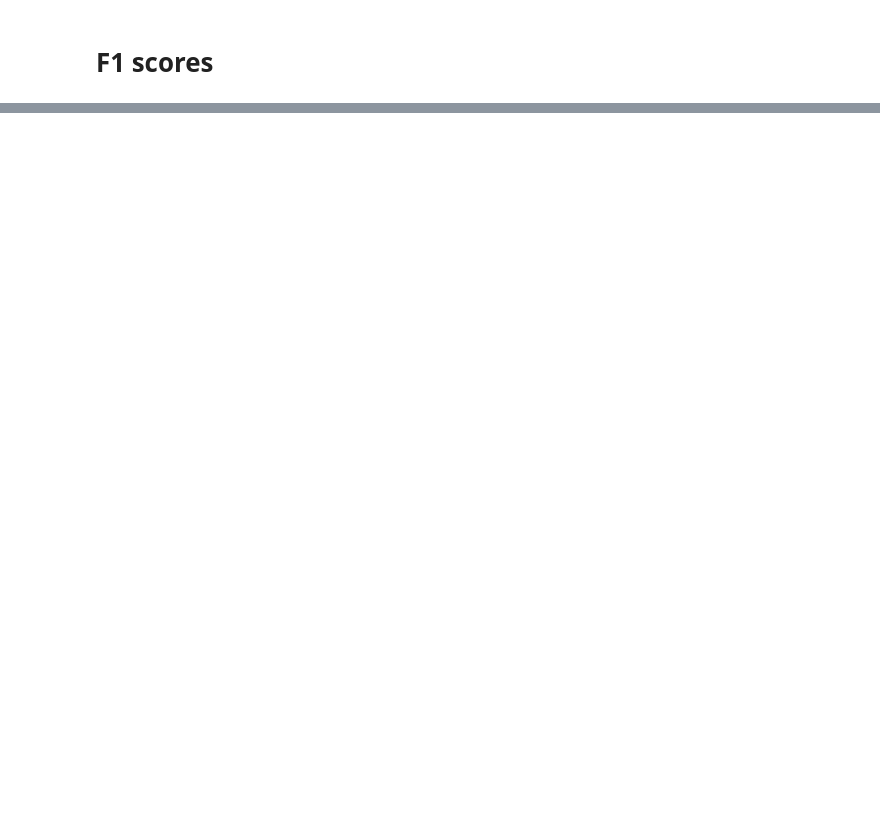
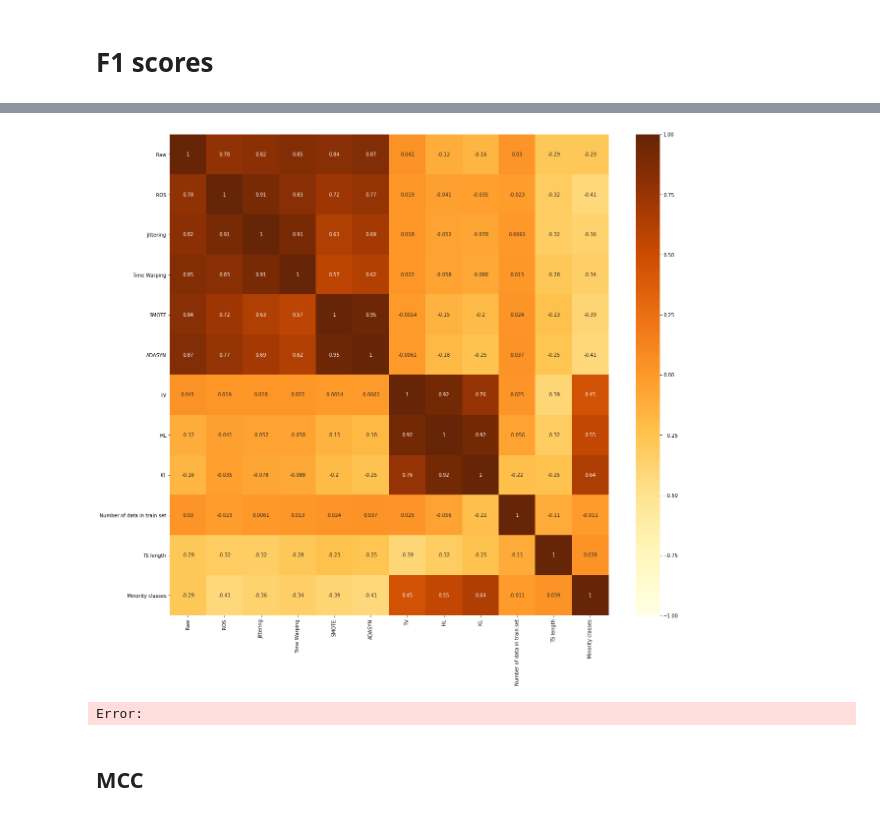
Before and after one commit to DorianJoubaud/ImbalancedTimeSeriesClassification, a Jupyter notebook: Notebook_Classification.ipynb, the cells around one changed output, grey strips where cells are left out. Cells and saved outputs as stored; diff of their text form; code cells hidden in the pictures; blank space fills up the shorter version.

```diff
--- a/Notebook_Classification.ipynb
+++ b/Notebook_Classification.ipynb
@@ -561,0 +709,9 @@ df
+# %%
+plt.figure(figsize=(20,18))
+sns.heatmap(df_accu_raw_cor,cmap="YlOrBr",annot=True, vmin=-1, vmax=1)
+plt.show()
+# %% [output]
+[figure, added]
+Error:
+# %% [markdown]
+## MCC
```
Also changed, not shown: parts of 47 cells of this notebook.
